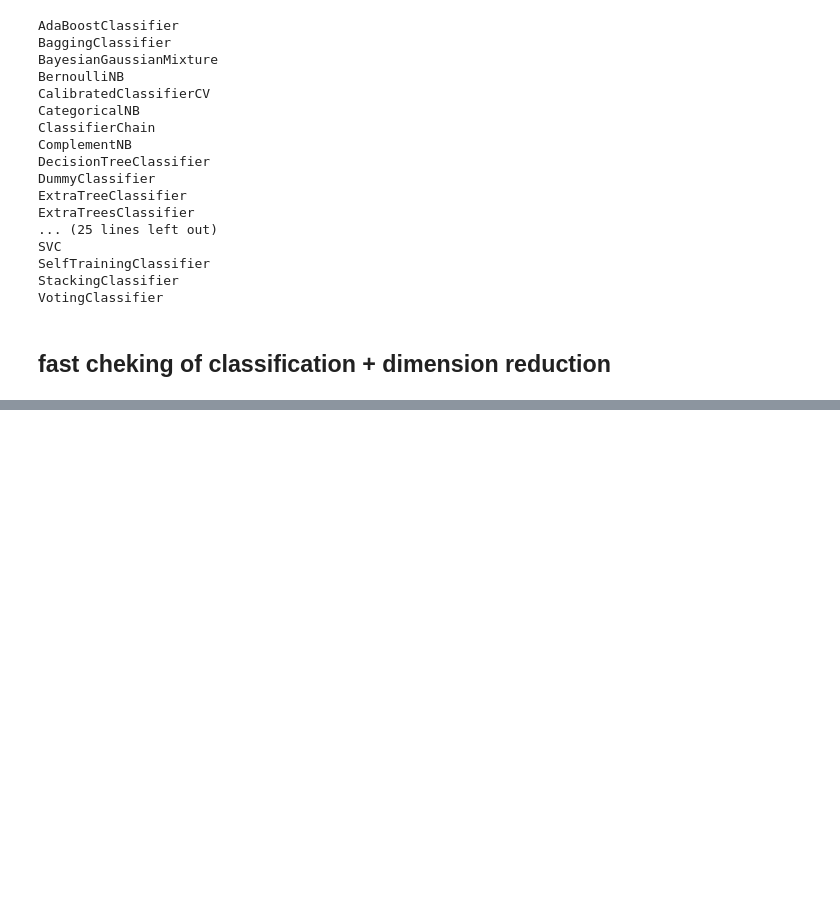
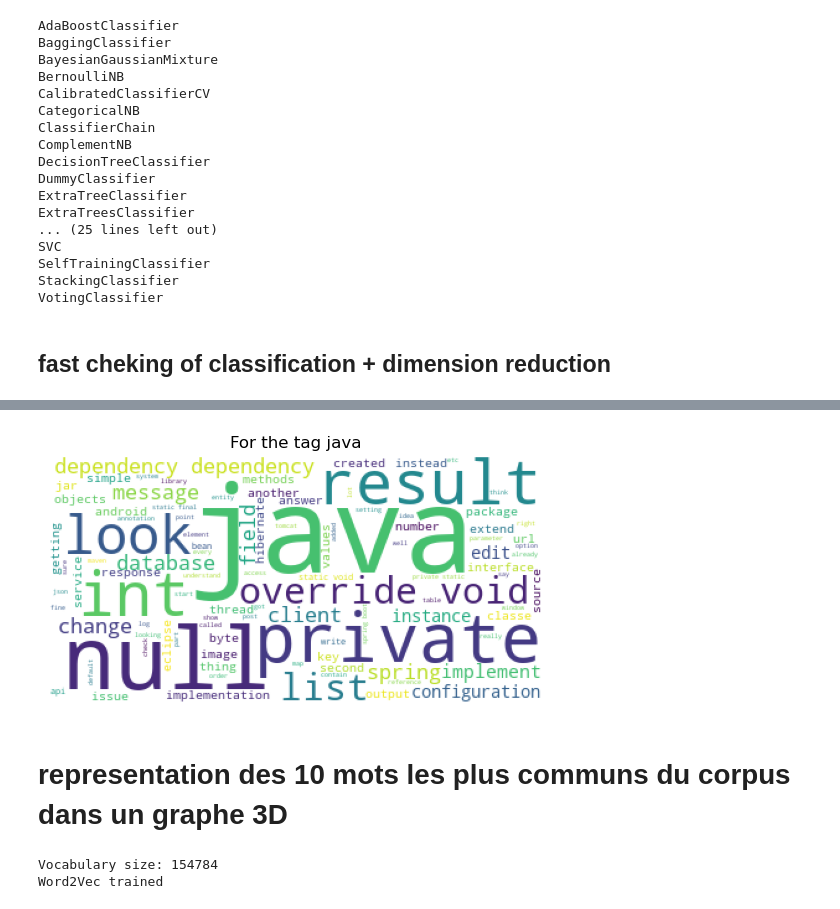
Before and after one commit to RCaz33/API_predict, a Jupyter notebook: cazelles-remi-notebook-exploration-06-2023.ipynb, the cells around one changed output, grey strips where cells are left out. Saved outputs shown, nothing was run; the diff lists cells and outputs as text; code cells hidden in the pictures; blank space fills up the shorter version.

```diff
--- a/cazelles-remi-notebook-exploration-06-2023.ipynb
+++ b/cazelles-remi-notebook-exploration-06-2023.ipynb
@@ -849,0 +849,31 @@ Results
+# %%
+corpus = make_corpus(df.loc[df.Single_most_used_tag == "java",'no_stopword'].apply(lambda x:" ".join(x)))
+word_cloud = wordcloud.WordCloud(background_color='white',
+                         stopwords=None,
+                         max_words=100).generate(" ".join(corpus))
+plt.title("For the tag java")
+plt.imshow(word_cloud)
+plt.axis("off")
+plt.show()
+# %% [output]
+[figure, added]
+# %% [markdown]
+# representation des 10 mots les plus communs du corpus dans un graphe 3D
+# %%
+import gensim
+
+w2v_model = gensim.models.Word2Vec(min_count= 2,
+                                   window=3,
+                                   vector_size=100,
+                                   seed=42,
+                                   workers=1)
+sentences = df.no_stopword
+w2v_model.build_vocab(sentences)
+w2v_model.train(sentences, total_examples=w2v_model.corpus_count, epochs=20)
+model_vectors = w2v_model.wv
+w2v_words = model_vectors.index_to_key
+print("Vocabulary size: %i" % len(w2v_words))
+print("Word2Vec trained")
+# %% [output]
+Vocabulary size: 154784
+Word2Vec trained
```
Also changed, not shown: parts of 19 cells of this notebook.
